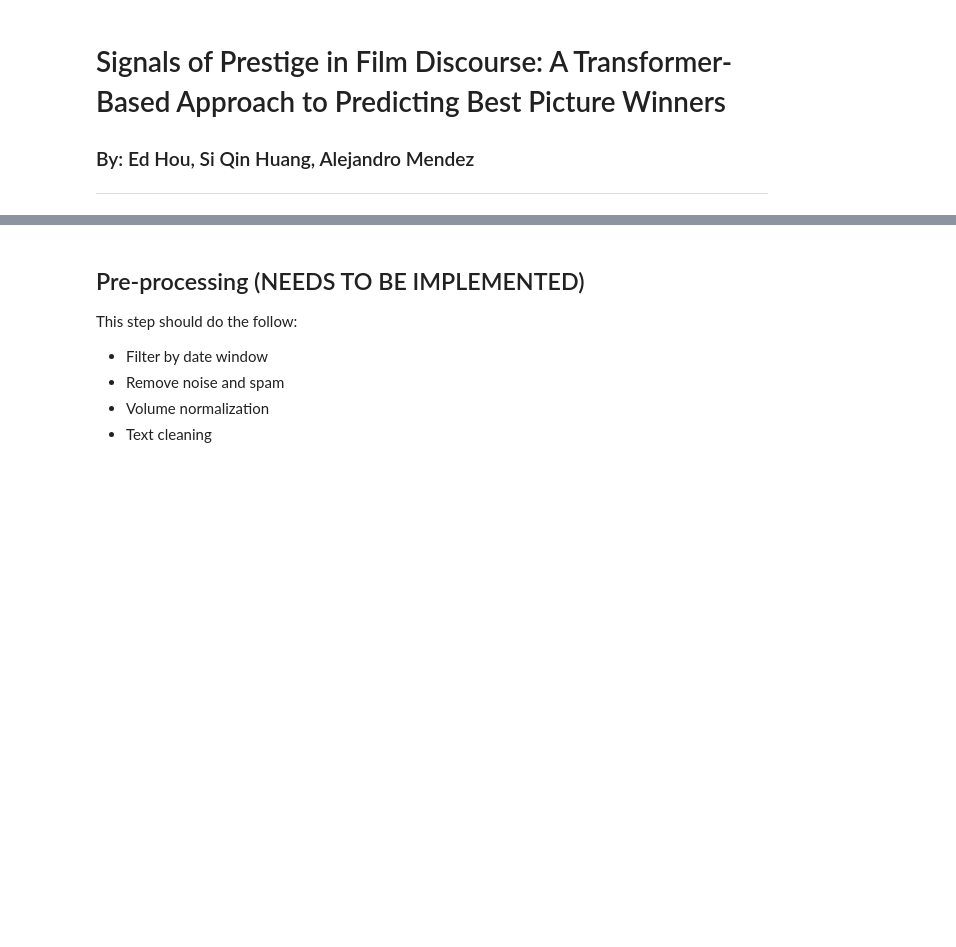
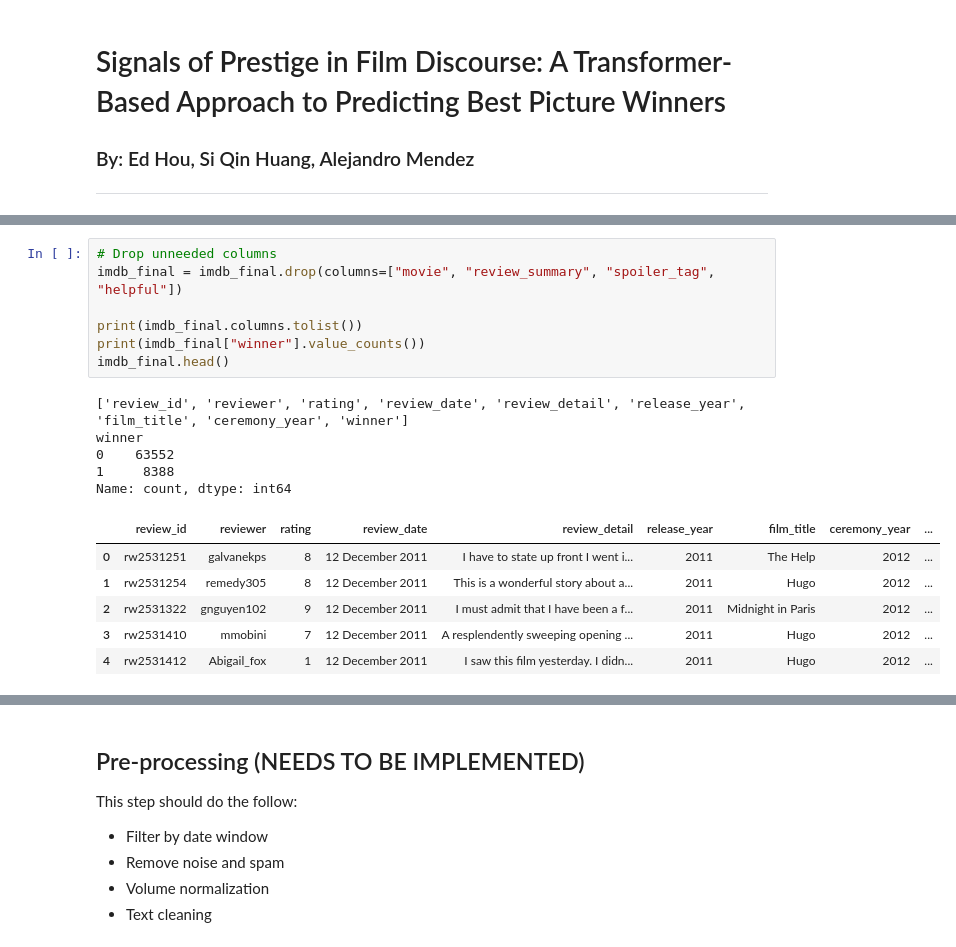
Before and after one commit to s-huang23/nlp-oscar-predictor, a Jupyter notebook: oscar_predictor.ipynb, the cells around one changed output, grey strips where cells are left out. Drawn from its saved outputs; the diff is of its cells as text; blank space fills up the shorter version.

```diff
--- a/oscar_predictor.ipynb
+++ b/oscar_predictor.ipynb
@@ -31,0 +159,19 @@ Load web-scraped reviews from Twitter and Metacritic
+# %%
+# Drop unneeded columns
+imdb_final = imdb_final.drop(columns=["movie", "review_summary", "spoiler_tag", "helpful"])
+
+print(imdb_final.columns.tolist())
+print(imdb_final["winner"].value_counts())
+imdb_final.head()
+# %% [output]
+['review_id', 'reviewer', 'rating', 'review_date', 'review_detail', 'release_year', 'film_title', 'ceremony_year', 'winner']
+winner
+0    63552
+1     8388
+Name: count, dtype: int64
+|  | review_id | reviewer | rating | review_date | review_detail | release_year | film_title | ceremony_year | ... |
+| 0 | rw2531251 | galvanekps | 8 | 12 December 2011 | I have to state up front I went i... | 2011 | The Help | 2012 | ... |
+| 1 | rw2531254 | remedy305 | 8 | 12 December 2011 | This is a wonderful story about a... | 2011 | Hugo | 2012 | ... |
+| 2 | rw2531322 | gnguyen102 | 9 | 12 December 2011 | I must admit that I have been a f... | 2011 | Midnight in Paris | 2012 | ... |
+| 3 | rw2531410 | mmobini | 7 | 12 December 2011 | A resplendently sweeping opening ... | 2011 | Hugo | 2012 | ... |
+| 4 | rw2531412 | Abigail_fox | 1 | 12 December 2011 | I saw this film yesterday. I didn... | 2011 | Hugo | 2012 | ... |
```
Also changed, not shown: parts of 13 cells of this notebook.
